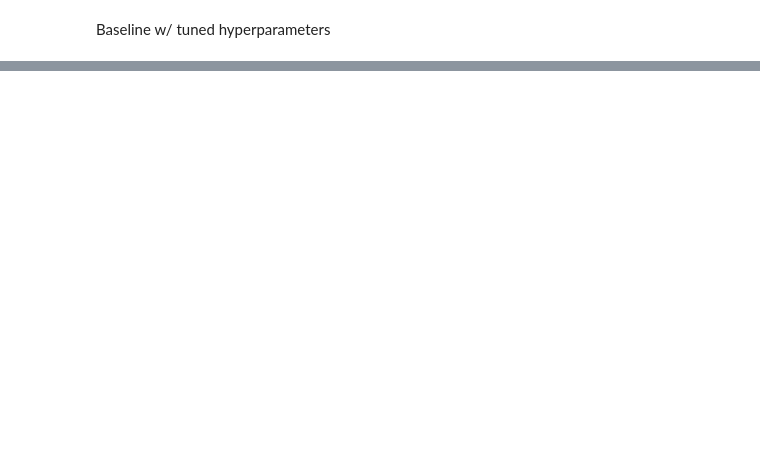
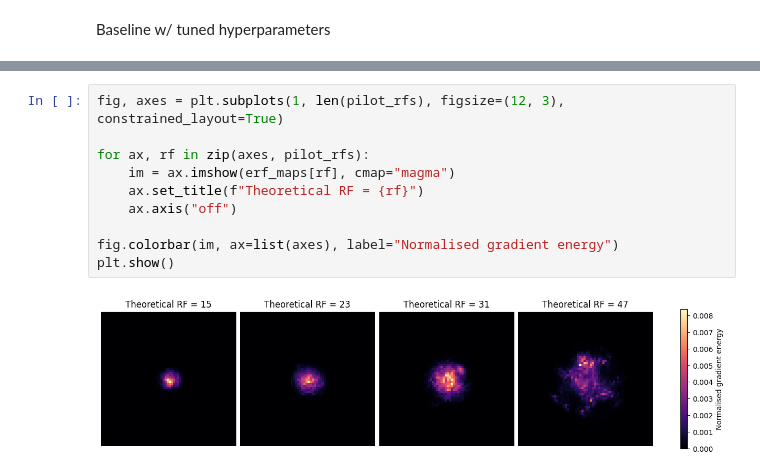
Before and after one commit to HenryW-C/cw3_project_cnn, a Jupyter notebook: NB1_CW3.ipynb, the cells around one changed output, grey strips where cells are left out. Saved outputs shown, nothing was run; the diff lists cells and outputs as text; blank space fills up the shorter version.

```diff
--- a/NB1_CW3.ipynb
+++ b/NB1_CW3.ipynb
@@ -522,0 +606,12 @@ print(lrs)
+# %%
+fig, axes = plt.subplots(1, len(pilot_rfs), figsize=(12, 3), constrained_layout=True)
+
+for ax, rf in zip(axes, pilot_rfs):
+    im = ax.imshow(erf_maps[rf], cmap="magma")
+    ax.set_title(f"Theoretical RF = {rf}")
+    ax.axis("off")
+
+fig.colorbar(im, ax=list(axes), label="Normalised gradient energy")
+plt.show()
+# %% [output]
+[figure, added]
```
Also changed, not shown: parts of 16 cells of this notebook.
